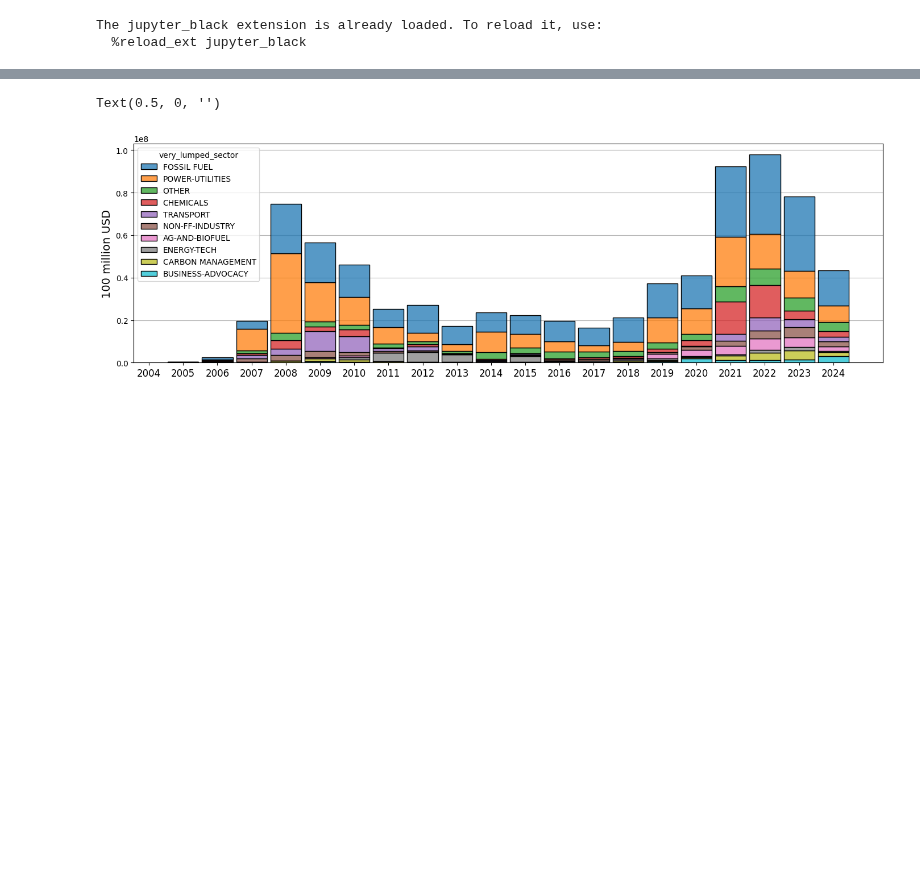
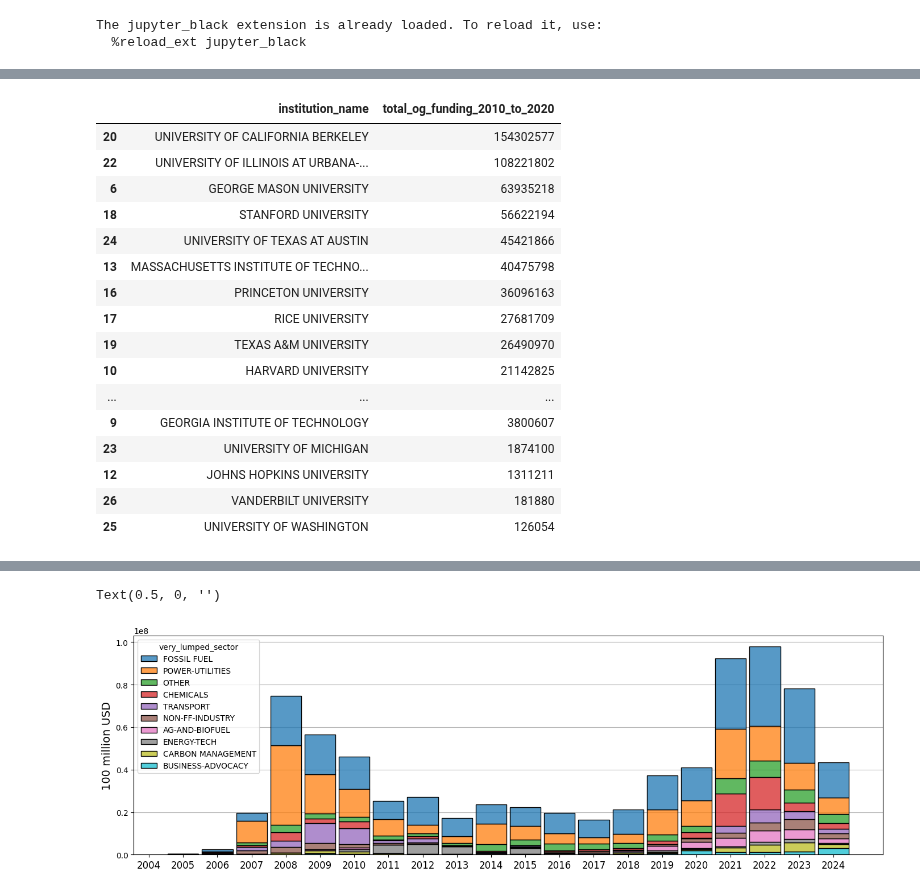
Before and after one commit to lindseygulden/leg-up, a Jupyter notebook: projects/lobbying/analysis.ipynb, the cells around one changed output, grey strips where cells are left out. Drawn from its saved outputs; the diff is of its cells as text; code cells hidden in the pictures; blank space fills up the shorter version.

```diff
--- a/projects/lobbying/analysis.ipynb
+++ b/projects/lobbying/analysis.ipynb
@@ -170,0 +247,20 @@ very_lumped_order = list(
+# %%
+univ_df.sort_values(by="total_og_funding_2010_to_2020", ascending=False)
+# %% [output]
+|  | institution_name | total_og_funding_2010_to_2020 |
+| 20 | UNIVERSITY OF CALIFORNIA BERKELEY | 154302577 |
+| 22 | UNIVERSITY OF ILLINOIS AT URBANA-... | 108221802 |
+| 6 | GEORGE MASON UNIVERSITY | 63935218 |
+| 18 | STANFORD UNIVERSITY | 56622194 |
+| 24 | UNIVERSITY OF TEXAS AT AUSTIN | 45421866 |
+| 13 | MASSACHUSETTS INSTITUTE OF TECHNO... | 40475798 |
+| 16 | PRINCETON UNIVERSITY | 36096163 |
+| 17 | RICE UNIVERSITY | 27681709 |
+| 19 | TEXAS A&M UNIVERSITY | 26490970 |
+| 10 | HARVARD UNIVERSITY | 21142825 |
+| ... | ... | ... |
+| 9 | GEORGIA INSTITUTE OF TECHNOLOGY | 3800607 |
+| 23 | UNIVERSITY OF MICHIGAN | 1874100 |
+| 12 | JOHNS HOPKINS UNIVERSITY | 1311211 |
+| 26 | VANDERBILT UNIVERSITY | 181880 |
+| 25 | UNIVERSITY OF WASHINGTON | 126054 |
```
Also changed, not shown: parts of 14 cells of this notebook, 3 other files.
